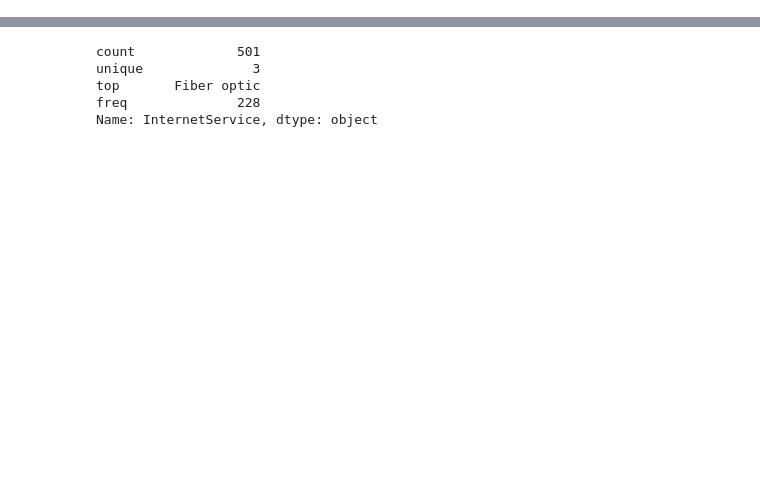
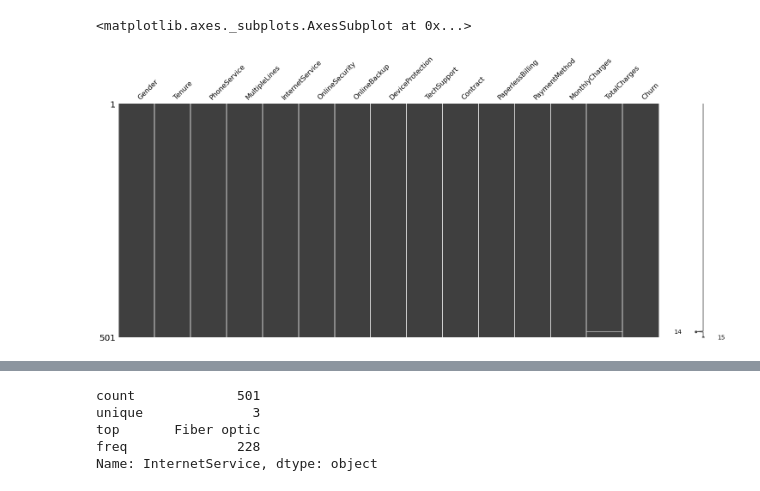
Before and after one commit to Ayat30/datamining, a Jupyter notebook: churn_py.ipynb, the cells around one changed output, grey strips where cells are left out. Cells and saved outputs as stored; diff of their text form; code cells hidden in the pictures; blank space fills up the shorter version.

```diff
--- a/churn_py.ipynb
+++ b/churn_py.ipynb
@@ -50 +74,7 @@ df.head()
+# %%
+# Visualize missing values as a matrix
+msno.matrix(df)
+# %% [output]
+<matplotlib.axes._subplots.AxesSubplot at 0x...>
+[figure, added]
 # %%
```
Also changed, not shown: parts of 15 cells of this notebook.
